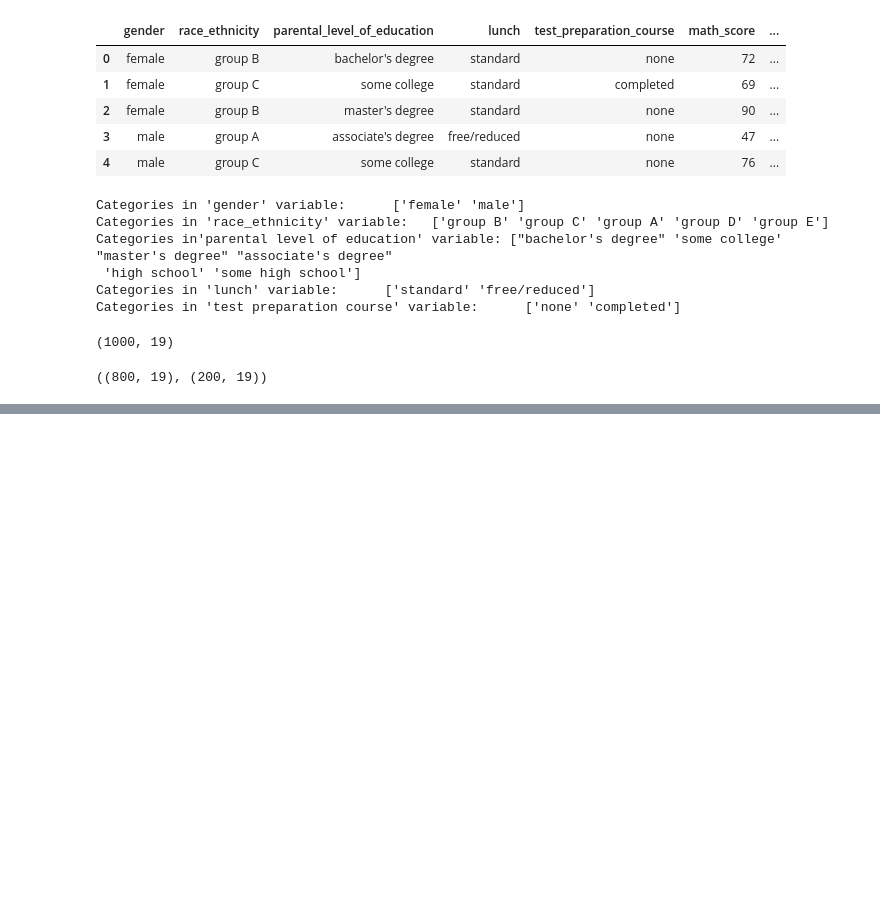
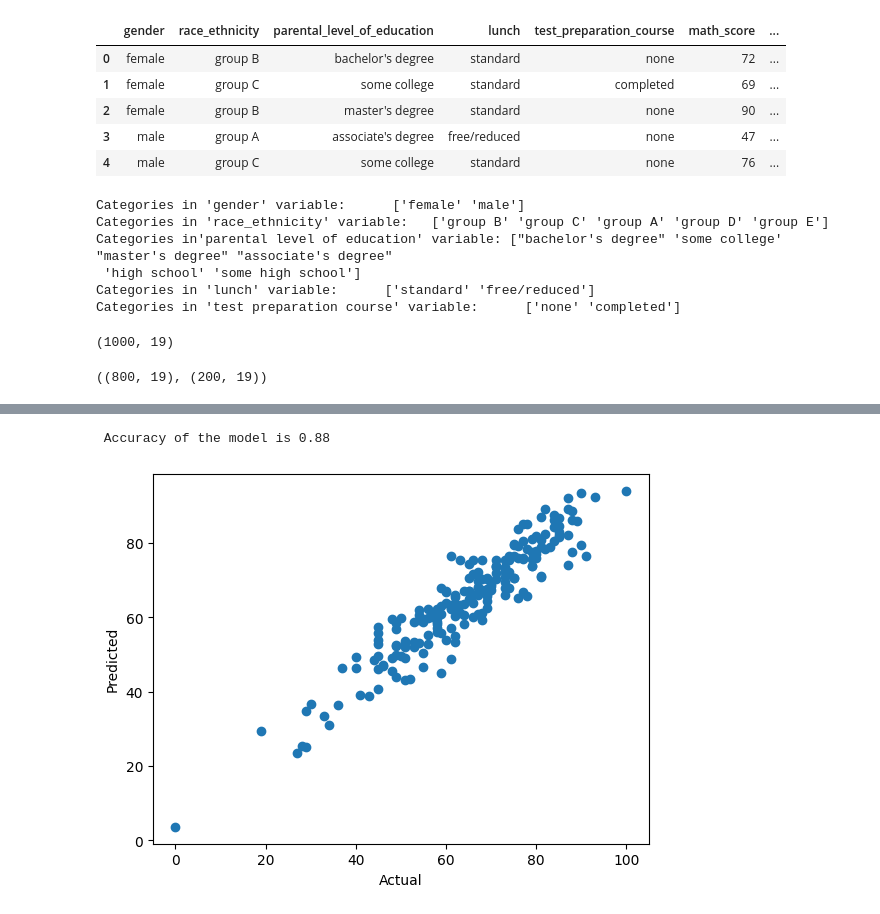
Before and after one commit to uday-venkatesha/Student_data_ML_EndToEnd, a Jupyter notebook: Notebook/model_training.ipynb, the cells around one changed output, grey strips where cells are left out. Saved outputs shown, nothing was run; the diff lists cells and outputs as text; code cells hidden in the pictures; blank space fills up the shorter version.

```diff
--- a/Notebook/model_training.ipynb
+++ b/Notebook/model_training.ipynb
@@ -81,3 +81,10 @@ X_train, X_test, y_train, y_test = train_test_split(X,y,test_size=0.2,random_sta
 X_train.shape, X_test.shape
 # %% [output]
 ((800, 19), (200, 19))
+# %%
+def evaluate_metrics(true, predicted):
+    mae = mean_absolute_error(true, predicted)
+    mse = mean_squared_error(true, predicted)
+    rmse= np.sqrt(mean_squared_error(true, predicted))
+    r2 = r2_score(true, predicted)
+    return mae, rmse, r2
@@ -83,0 +169,14 @@ X_train.shape, X_test.shape
+# %%
+lin_model=LinearRegression(fit_intercept=True)
+lin_model=lin_model.fit(X_train, y_train)
+lin_predictions=lin_model.predict(X_test)
+lin_mae, lin_rmse, lin_r2 = evaluate_metrics(y_test, lin_predictions)
+print(" Accuracy of the model is %.2f" %lin_r2)
+# %% [output]
+ Accuracy of the model is 0.88
+# %%
+plt.scatter(y_test,lin_predictions);
+plt.xlabel('Actual');
+plt.ylabel('Predicted');
+# %% [output]
+[figure, added]
```
Also changed, not shown: parts of 4 cells of this notebook, 14 other files.
